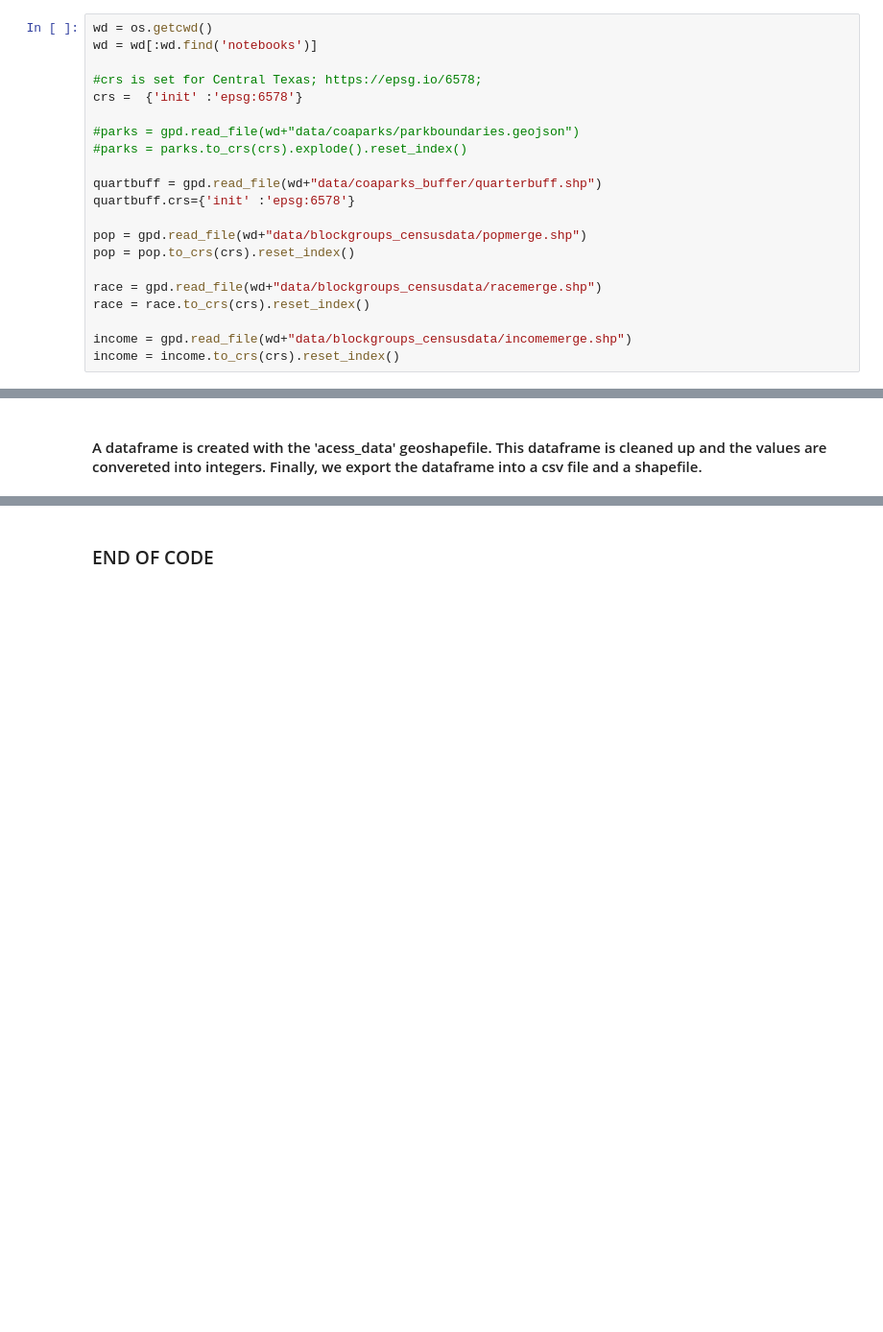
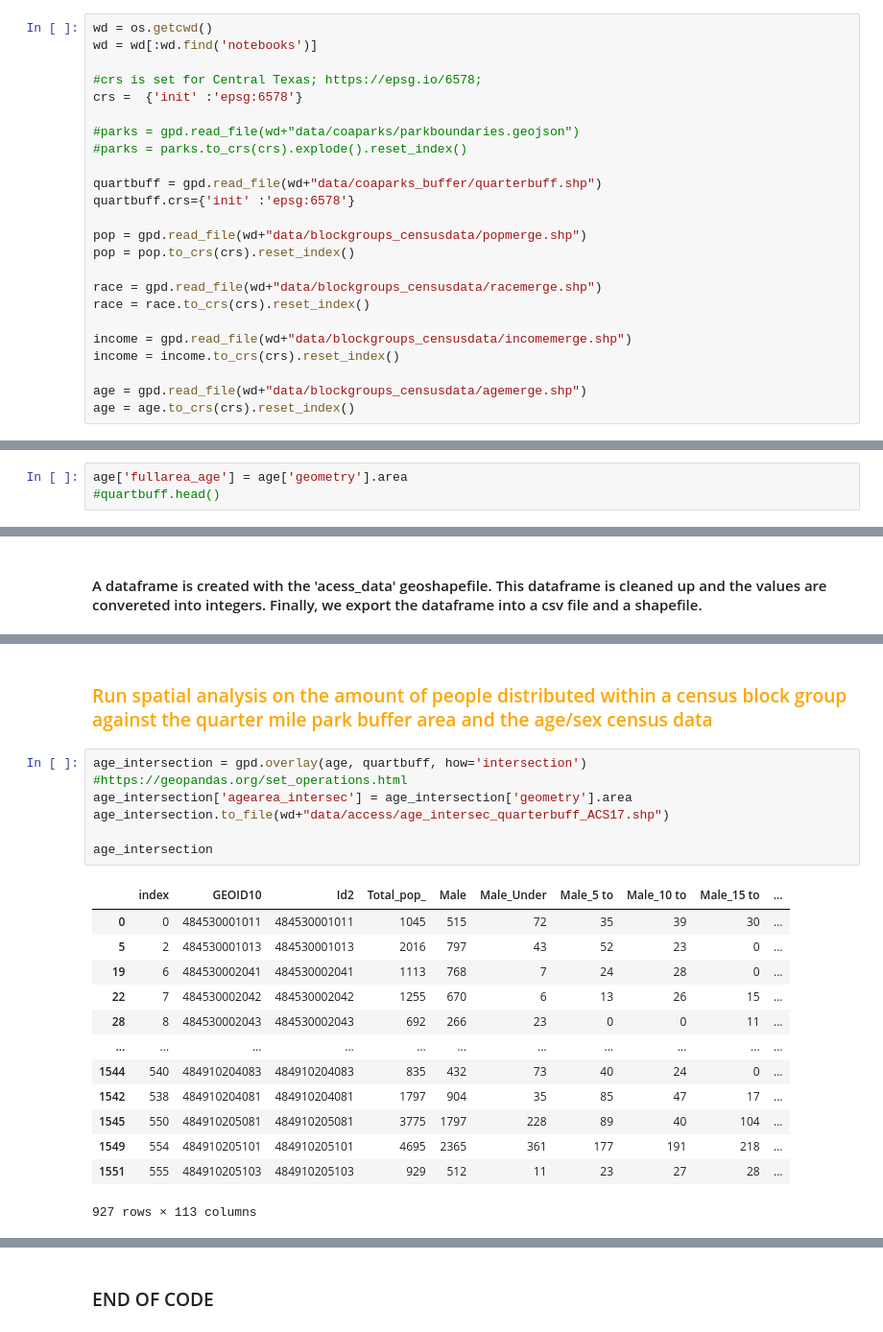
Before and after one commit to vsibarra/park-equity-atx, a Jupyter notebook: notebooks/Access_Quarter Buffer_ACS17_5yr_shapefiles.ipynb, the cells around one changed output, grey strips where cells are left out. Shown at 96% size. Drawn from its saved outputs; the diff is of its cells as text; blank space fills up the shorter version.

```diff
--- a/notebooks/Access_Quarter Buffer_ACS17_5yr_shapefiles.ipynb
+++ b/notebooks/Access_Quarter Buffer_ACS17_5yr_shapefiles.ipynb
@@ -30,6 +30,9 @@ race = race.to_crs(crs).reset_index()
 
 income = gpd.read_file(wd+"data/blockgroups_censusdata/incomemerge.shp")
 income = income.to_crs(crs).reset_index()
+
+age = gpd.read_file(wd+"data/blockgroups_censusdata/agemerge.shp")
+age = age.to_crs(crs).reset_index()
 # %% [markdown]
 ##### Check your projections
 https://geopandas.org/projections.html
@@ -84,2 +58,5 @@ income.head()
+# %%
+age['fullarea_age'] = age['geometry'].area
+#quartbuff.head()
 # %%
 quartbuff['fullarea_buff'] = quartbuff['geometry'].area
@@ -527,0 +475,22 @@ access_incometable.describe()
+# %% [markdown]
+### <font color=orange>Run spatial analysis on the amount of people distributed within a census block group against the quarter mile park buffer area and the age/sex census data</font>
+# %%
+age_intersection = gpd.overlay(age, quartbuff, how='intersection') #https://geopandas.org/set_operations.html
+age_intersection['agearea_intersec'] = age_intersection['geometry'].area
+age_intersection.to_file(wd+"data/access/age_intersec_quarterbuff_ACS17.shp")
+
+age_intersection
+# %% [output]
+|  | index | GEOID10 | Id2 | Total_pop_ | Male | Male_Under | Male_5 to | Male_10 to | Male_15 to | ... |
+| 0 | 0 | 484530001011 | 484530001011 | 1045 | 515 | 72 | 35 | 39 | 30 | ... |
+| 5 | 2 | 484530001013 | 484530001013 | 2016 | 797 | 43 | 52 | 23 | 0 | ... |
+| 19 | 6 | 484530002041 | 484530002041 | 1113 | 768 | 7 | 24 | 28 | 0 | ... |
+| 22 | 7 | 484530002042 | 484530002042 | 1255 | 670 | 6 | 13 | 26 | 15 | ... |
+| 28 | 8 | 484530002043 | 484530002043 | 692 | 266 | 23 | 0 | 0 | 11 | ... |
+| ... | ... | ... | ... | ... | ... | ... | ... | ... | ... | ... |
+| 1544 | 540 | 484910204083 | 484910204083 | 835 | 432 | 73 | 40 | 24 | 0 | ... |
+| 1542 | 538 | 484910204081 | 484910204081 | 1797 | 904 | 35 | 85 | 47 | 17 | ... |
+| 1545 | 550 | 484910205081 | 484910205081 | 3775 | 1797 | 228 | 89 | 40 | 104 | ... |
+| 1549 | 554 | 484910205101 | 484910205101 | 4695 | 2365 | 361 | 177 | 191 | 218 | ... |
+| 1551 | 555 | 484910205103 | 484910205103 | 929 | 512 | 11 | 23 | 27 | 28 | ... |
+927 rows × 113 columns
```
Also changed, not shown: parts of 88 cells of this notebook, 55 other files.
